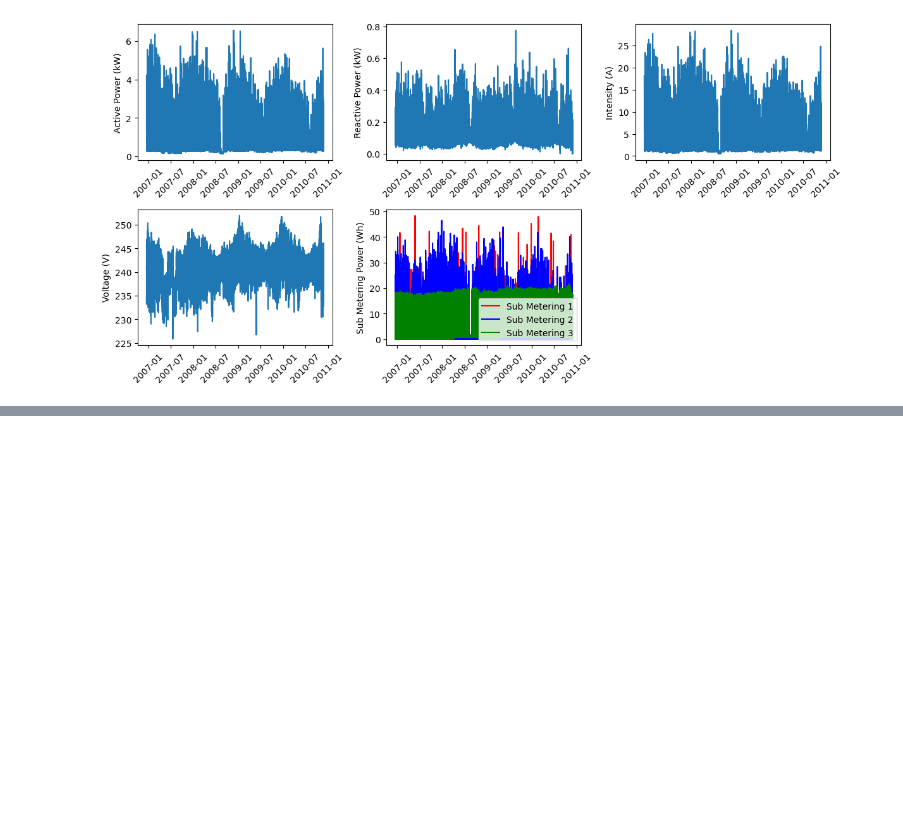
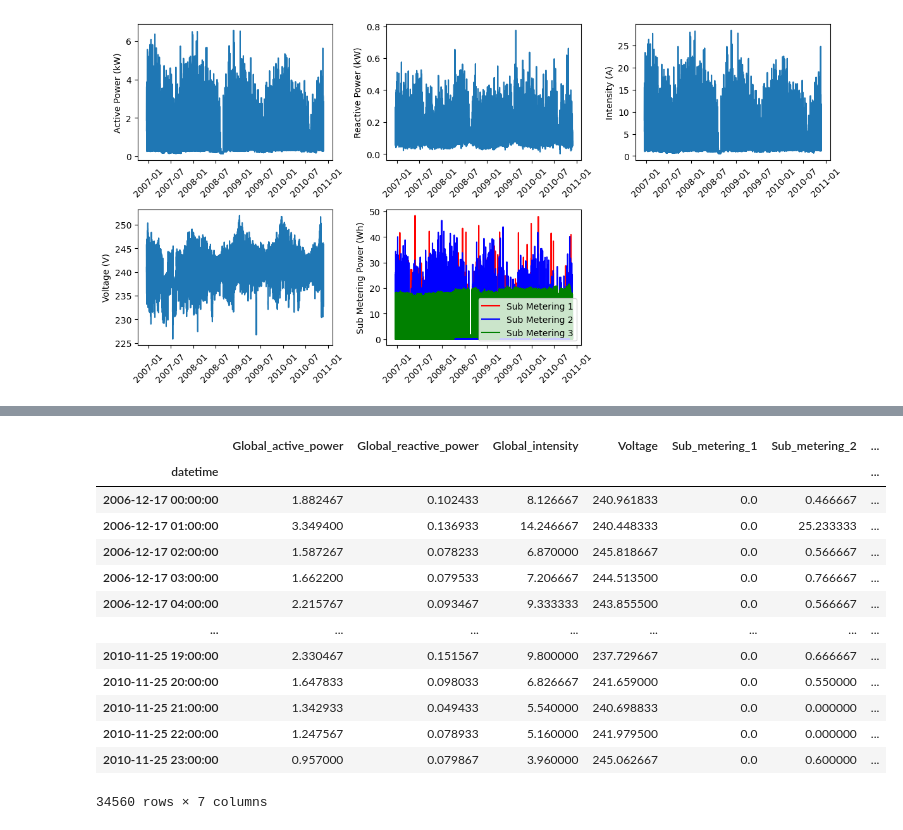
Before and after one commit to veetirajaniemi/adaml-ml-project, a Jupyter notebook: preprocess_visualize.ipynb, the cells around one changed output, grey strips where cells are left out. Cells and saved outputs as stored; diff of their text form; code cells hidden in the pictures; blank space fills up the shorter version.

```diff
--- a/preprocess_visualize.ipynb
+++ b/preprocess_visualize.ipynb
@@ -84,6 +84,10 @@ df_hourly
 isna_counts = df_hourly.isna().sum()
 print(isna_counts)
 df_hourly
+start_date="17/12/2006"
+end_date="26/11/2010"
+df_hourly = df_hourly[(df_hourly.index >= pd.to_datetime(start_date, dayfirst=True)) &
+                        (df_hourly.index < pd.to_datetime(end_date, dayfirst=True))]
 # %% [output]
 Global_active_power      0
 Global_reactive_power    0
@@ -140,0 +163,17 @@ plt.show()
+# %%
+df_hourly
+# %% [output]
+|  | Global_active_power | Global_reactive_power | Global_intensity | Voltage | Sub_metering_1 | Sub_metering_2 | ... |
+| datetime |  |  |  |  |  |  | ... |
+| 2006-12-17 00:00:00 | 1.882467 | 0.102433 | 8.126667 | 240.961833 | 0.0 | 0.466667 | ... |
+| 2006-12-17 01:00:00 | 3.349400 | 0.136933 | 14.246667 | 240.448333 | 0.0 | 25.233333 | ... |
+| 2006-12-17 02:00:00 | 1.587267 | 0.078233 | 6.870000 | 245.818667 | 0.0 | 0.566667 | ... |
+| 2006-12-17 03:00:00 | 1.662200 | 0.079533 | 7.206667 | 244.513500 | 0.0 | 0.766667 | ... |
+| 2006-12-17 04:00:00 | 2.215767 | 0.093467 | 9.333333 | 243.855500 | 0.0 | 0.566667 | ... |
+| ... | ... | ... | ... | ... | ... | ... | ... |
+| 2010-11-25 19:00:00 | 2.330467 | 0.151567 | 9.800000 | 237.729667 | 0.0 | 0.666667 | ... |
+| 2010-11-25 20:00:00 | 1.647833 | 0.098033 | 6.826667 | 241.659000 | 0.0 | 0.550000 | ... |
+| 2010-11-25 21:00:00 | 1.342933 | 0.049433 | 5.540000 | 240.698833 | 0.0 | 0.000000 | ... |
+| 2010-11-25 22:00:00 | 1.247567 | 0.078933 | 5.160000 | 241.979500 | 0.0 | 0.000000 | ... |
+| 2010-11-25 23:00:00 | 0.957000 | 0.079867 | 3.960000 | 245.062667 | 0.0 | 0.600000 | ... |
+34560 rows × 7 columns
```
Also changed, not shown: parts of 2 cells of this notebook, 2 other files.
